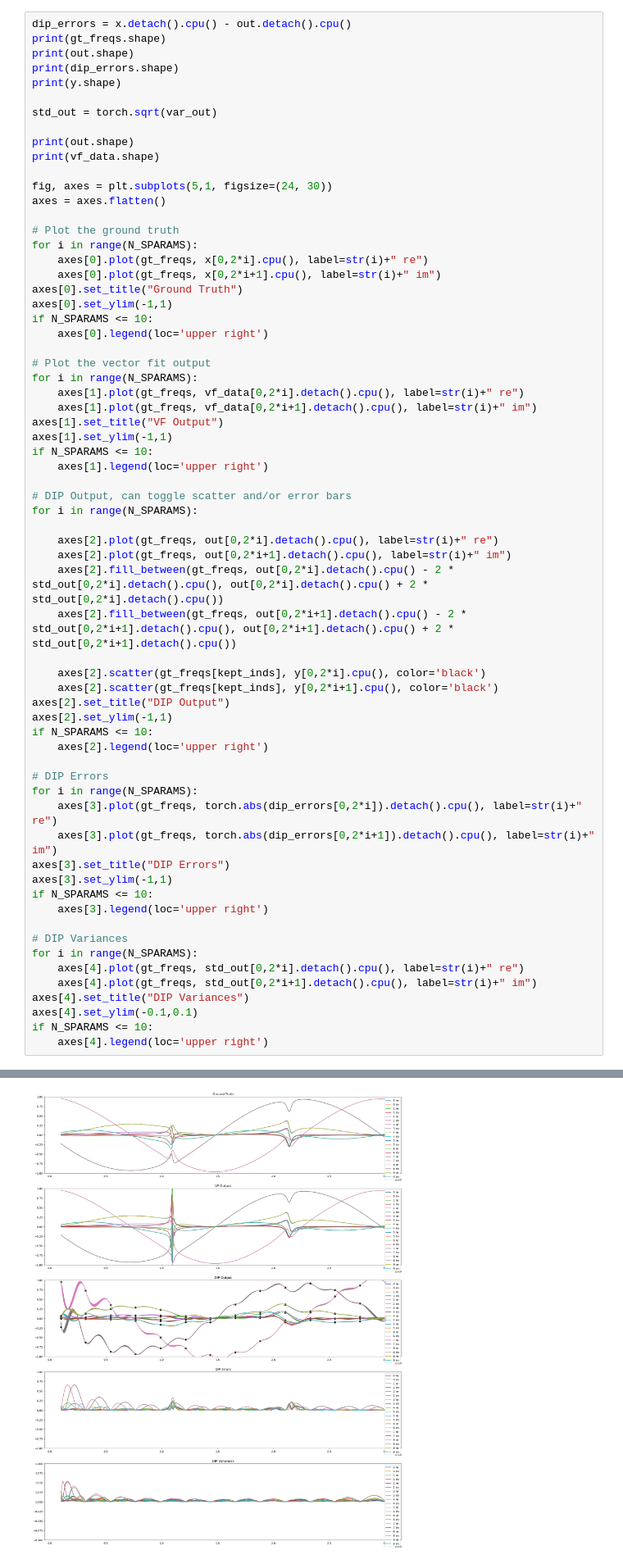
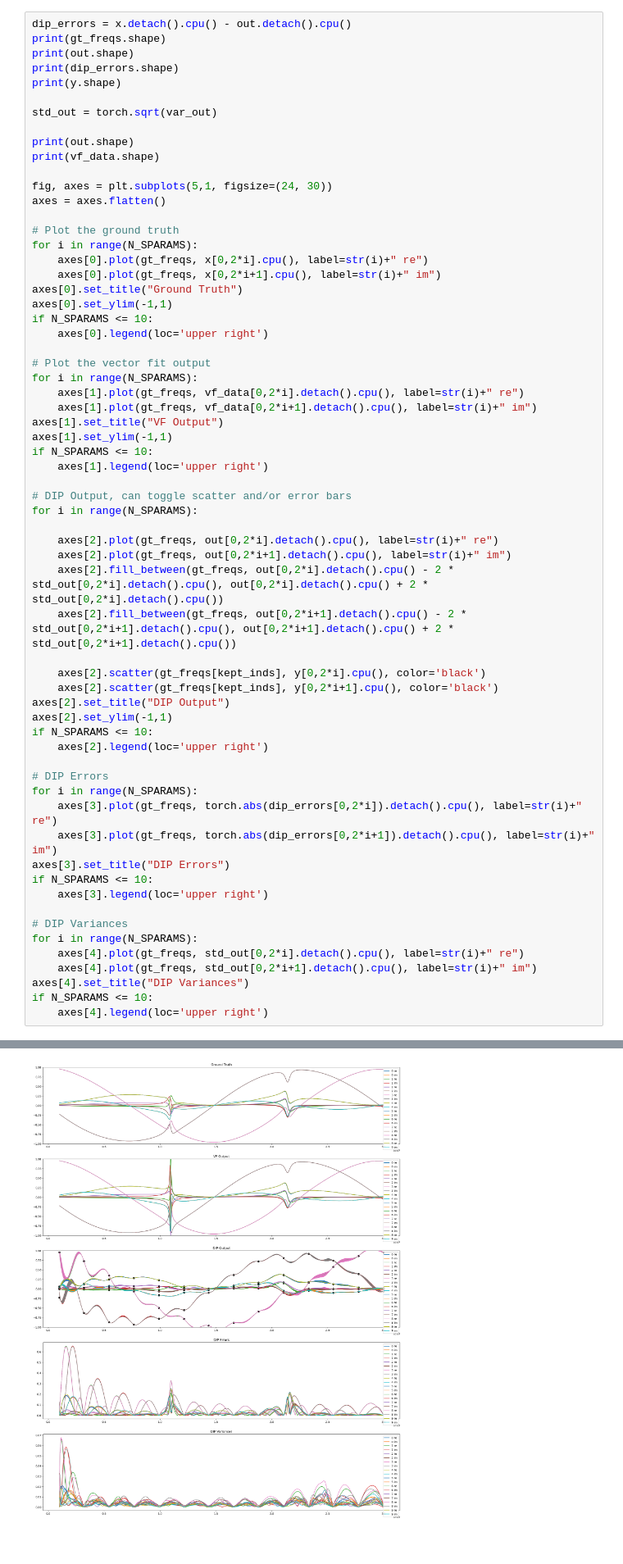
Before and after one commit to VarunGorti/CurveFitting-DIP, a Jupyter notebook: ensemble-random-seed/RESUNET_V4-ensemble-random-seed02.ipynb, the cells around one changed output, grey strips where cells are left out. Shown at 82% size. Drawn from its saved outputs; the diff is of its cells as text.

```diff
--- a/ensemble-random-seed/RESUNET_V4-ensemble-random-seed02.ipynb
+++ b/ensemble-random-seed/RESUNET_V4-ensemble-random-seed02.ipynb
@@ -635,36 +646,34 @@ for i in range(N_SPARAMS):
 
     axes[2].scatter(gt_freqs[kept_inds], y[0,2*i].cpu(), color='black')
     axes[2].scatter(gt_freqs[kept_inds], y[0,2*i+1].cpu(), color='black')
 axes[2].set_title("DIP Output")
 axes[2].set_ylim(-1,1)
 if N_SPARAMS <= 10:
     axes[2].legend(loc='upper right')
 
 # DIP Errors
 for i in range(N_SPARAMS):
     axes[3].plot(gt_freqs, torch.abs(dip_errors[0,2*i]).detach().cpu(), label=str(i)+" re")
     axes[3].plot(gt_freqs, torch.abs(dip_errors[0,2*i+1]).detach().cpu(), label=str(i)+" im")
 axes[3].set_title("DIP Errors")
-axes[3].set_ylim(-1,1)
 if N_SPARAMS <= 10:
     axes[3].legend(loc='upper right')
 
 # DIP Variances
 for i in range(N_SPARAMS):
     axes[4].plot(gt_freqs, std_out[0,2*i].detach().cpu(), label=str(i)+" re")
     axes[4].plot(gt_freqs, std_out[0,2*i+1].detach().cpu(), label=str(i)+" im")
 axes[4].set_title("DIP Variances")
-axes[4].set_ylim(-0.1,0.1)
 if N_SPARAMS <= 10:
     axes[4].legend(loc='upper right')
 # %% [output]
 (581,)
 torch.Size([1, 20, 581])
 torch.Size([1, 20, 581])
 torch.Size([1, 20, 14])
 torch.Size([1, 20, 581])
 torch.Size([1, 20, 581])
-[figure, old version]
+[figure, new version]
 # %%
 out_mag = utils.sparams_to_mag(out)
 dip_errors_mag = x_mag - out_mag
```
Also changed, not shown: parts of 8 cells of this notebook, 7 other files.
